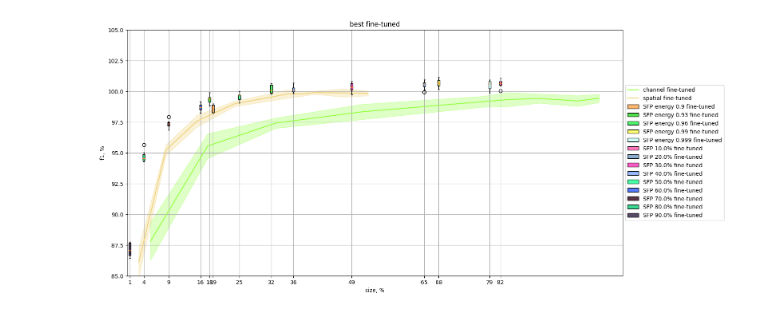
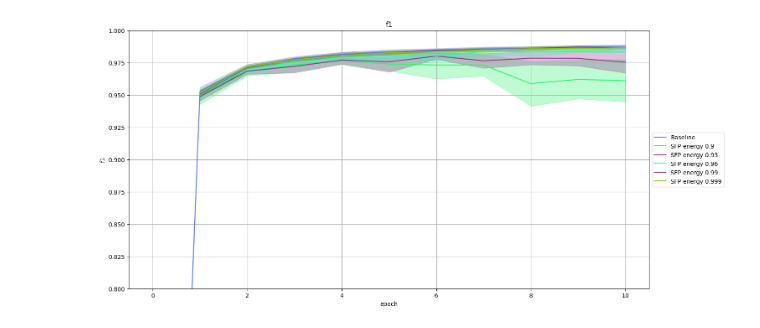
Before and after one commit to N-31V/minerals_recognition, a Jupyter notebook: experiments/classificaion/show_results.ipynb, the cells around one changed output. Cells and saved outputs as stored; diff of their text form; code cells hidden in the pictures.

```diff
--- a/experiments/classificaion/show_results.ipynb
+++ b/experiments/classificaion/show_results.ipynb
@@ -34,3 +0,0 @@ def exp_list(config: Dict, folds = [0, 1],  n = [0, 1, 2, 3, 4]):
-# %%
-from exp_parameters import TASKS
-baseline, sfp_exps, svd_exps = exp_list(TASKS['FashionMNIST'])
@@ -156,14 +0,0 @@ best_svd_exps = {
-# %%
-ax = show_mean_svd_sfp_results(
-    baseline=exps['Baseline'],
-    sfp_exps=all_sfp,
-    svd_exps=best_svd_exps,
-    metric='f1',
-    pruning=False,
-    finetuning=True,
-    # show_std=False,
-    title='best fine-tuned',
-    ylim=(85, 105)
-)
-# %% [output]
-[figure, removed]
@@ -169,0 +9,43 @@ ax = show_mean_svd_sfp_results(
+# %%
+exp_root = 'summary/MNIST'
+exps = os.listdir(exp_root)
+for exp in exps:
+    create_mean_exp(os.path.join(exp_root, exp))
+# %%
+from typing import Dict
+
+def exp_list(config: Dict, folds = [0, 1],  n = [0, 1, 2, 3, 4]):
+    pruning_ratio = [p['pruning_ratio'] for p in config['sfp_params']['zeroing']['percentage']]
+    energy_threshold = [e['energy_threshold'] for e in config['sfp_params']['zeroing']['energy']]
+    hoer_loss_factor = config['svd_params']['hoer_loss_factor']
+    orthogonal_loss_factor = config['svd_params']['orthogonal_loss_factor']
+    root = f"summary/{config['ds_name']}/{config['model_name']}"
+    exps = {'Baseline': f"{root}/mean"}
+    sfp_exps = {
+        'energy': {f'SFP energy {e}': f'{root}_SFP_energy_threshold-{e}/mean' for e in energy_threshold},
+        'percentage': {f'SFP {pr * 100}%': f'{root}_SFP_pruning_ratio-{pr}/mean' for pr in pruning_ratio},
+    }
+
+    svd_exps = {
+        'channel': {f'Hoer {hoer} Ort {ort}': f'{root}_SVD_channel_O-{ort}_H-{hoer}/mean' for hoer in hoer_loss_factor for ort in orthogonal_loss_factor},
+        'spatial': {f'Hoer {hoer} Ort {ort}': f'{root}_SVD_spatial_O-{ort}_H-{hoer}/mean' for hoer in hoer_loss_factor for ort in orthogonal_loss_factor},
+    }
+    return exps, sfp_exps, svd_exps
+# %%
+from exp_parameters import TASKS
+baseline, sfp_exps, svd_exps = exp_list(TASKS['MNIST'])
+# %%
+exps = {**baseline}
+exps.update(sfp_exps['energy'])
+ax = show_train_scores(
+    exps=exps,
+    metric='f1',
+    show_std=True,
+    title='f1',
+    xlabel='epoch',
+    ylabel='f1',
+    ylim=(0.8, 1),
+    # saving_path='f1.png'
+)
+# %% [output]
+[figure, added]
```
Also changed, not shown: parts of 34 cells of this notebook, 3 other files.
